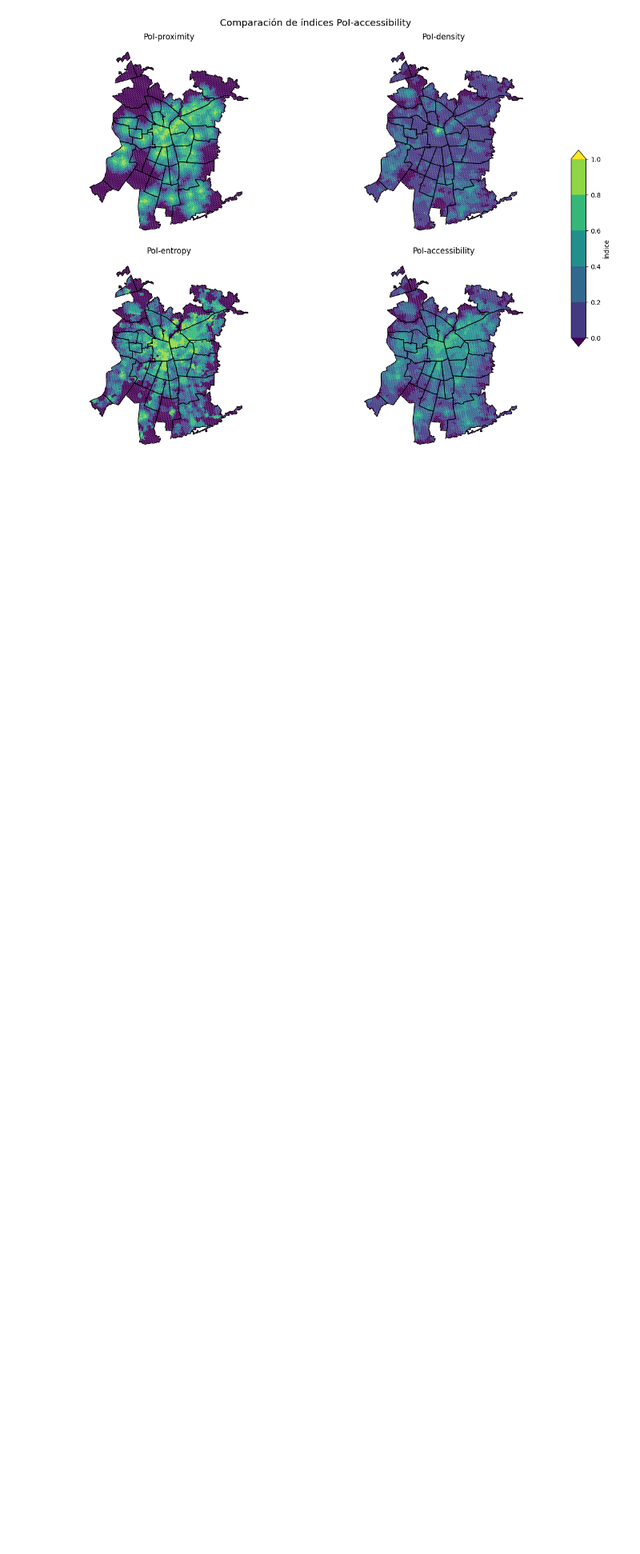
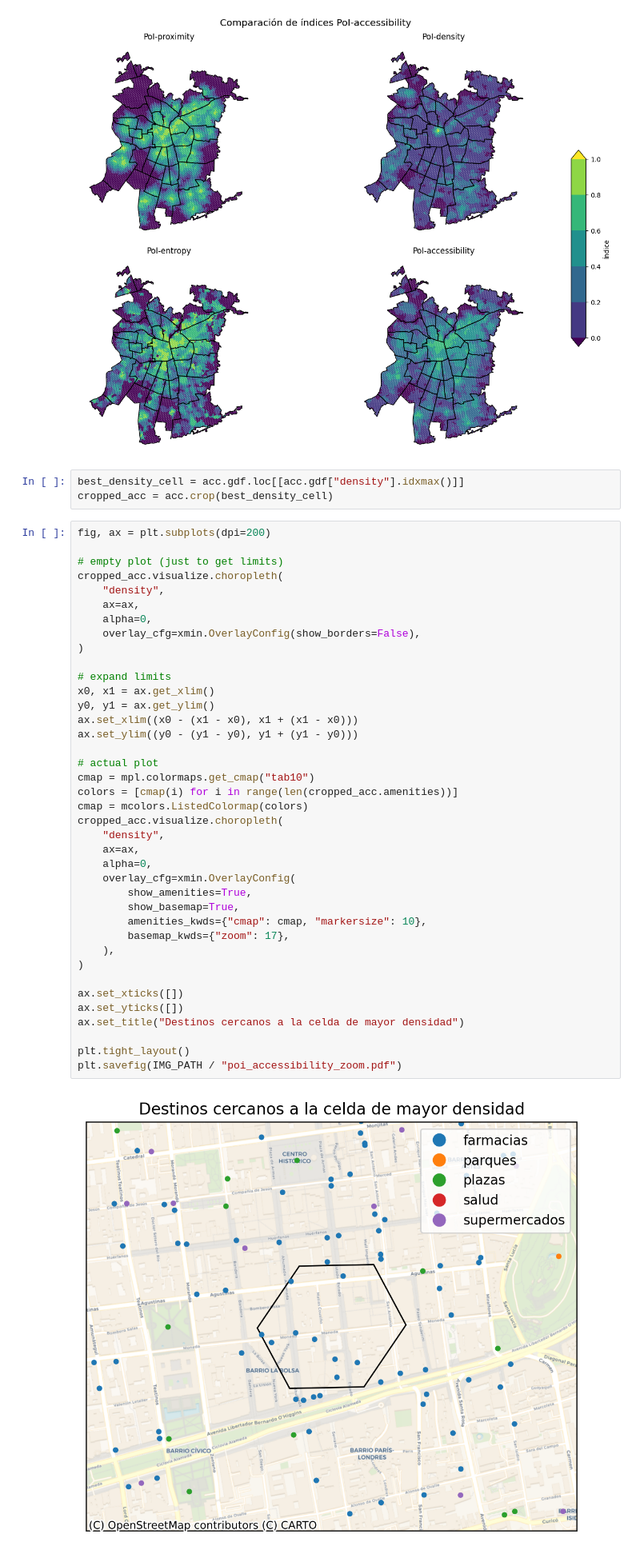
Before and after one commit to claugaete/x-minute-chile, a Jupyter notebook: notebooks/use-cases/poi_accessibility.ipynb, the cells around one changed output. Shown at 80% size. Drawn from its saved outputs; the diff is of its cells as text; blank space fills up the shorter version.

Commit message:
feat: agregar viz. en zona de mayor PoI-density
Para demostrar que la zona tiene alta densidad pero baja entropía (todos los PoIs cercanos son farmacias).

```diff
--- a/notebooks/use-cases/poi_accessibility.ipynb
+++ b/notebooks/use-cases/poi_accessibility.ipynb
@@ -407,3 +408,47 @@ plt.tight_layout()
 plt.savefig(IMG_PATH / "poi_accessibility.pdf")
 # %% [output]
 [figure]
+# %%
+best_density_cell = acc.gdf.loc[[acc.gdf["density"].idxmax()]]
+cropped_acc = acc.crop(best_density_cell)
+# %%
+fig, ax = plt.subplots(dpi=200)
+
+# empty plot (just to get limits)
+cropped_acc.visualize.choropleth(
+    "density",
+    ax=ax,
+    alpha=0,
+    overlay_cfg=xmin.OverlayConfig(show_borders=False),
+)
+
+# expand limits
+x0, x1 = ax.get_xlim()
+y0, y1 = ax.get_ylim()
+ax.set_xlim((x0 - (x1 - x0), x1 + (x1 - x0)))
+ax.set_ylim((y0 - (y1 - y0), y1 + (y1 - y0)))
+
+# actual plot
+cmap = mpl.colormaps.get_cmap("tab10")
+colors = [cmap(i) for i in range(len(cropped_acc.amenities))]
+cmap = mcolors.ListedColormap(colors)
+cropped_acc.visualize.choropleth(
+    "density",
+    ax=ax,
+    alpha=0,
+    overlay_cfg=xmin.OverlayConfig(
+        show_amenities=True,
+        show_basemap=True,
+        amenities_kwds={"cmap": cmap, "markersize": 10},
+        basemap_kwds={"zoom": 17},
+    ),
+)
+
+ax.set_xticks([])
+ax.set_yticks([])
+ax.set_title("Destinos cercanos a la celda de mayor densidad")
+
+plt.tight_layout()
+plt.savefig(IMG_PATH / "poi_accessibility_zoom.pdf")
+# %% [output]
+[figure, added]
```
Also changed, not shown: parts of 1 cell of this notebook, 1 other file.
